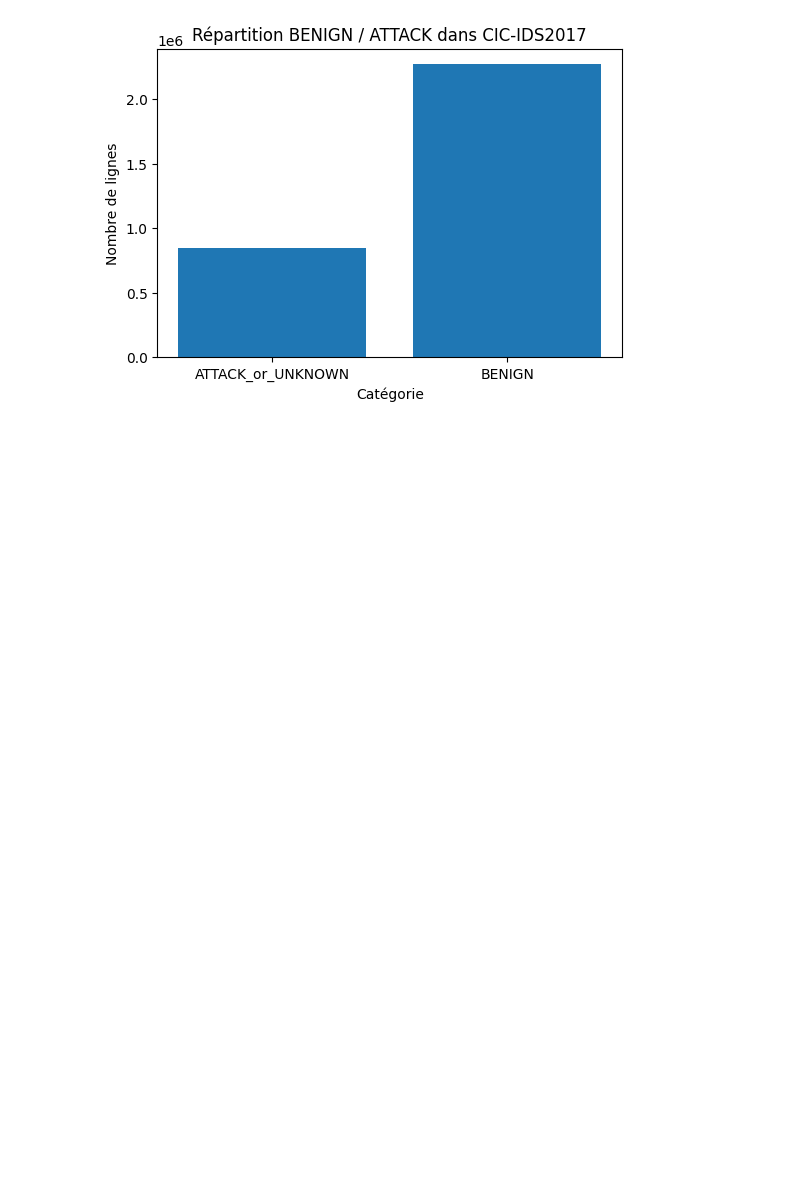
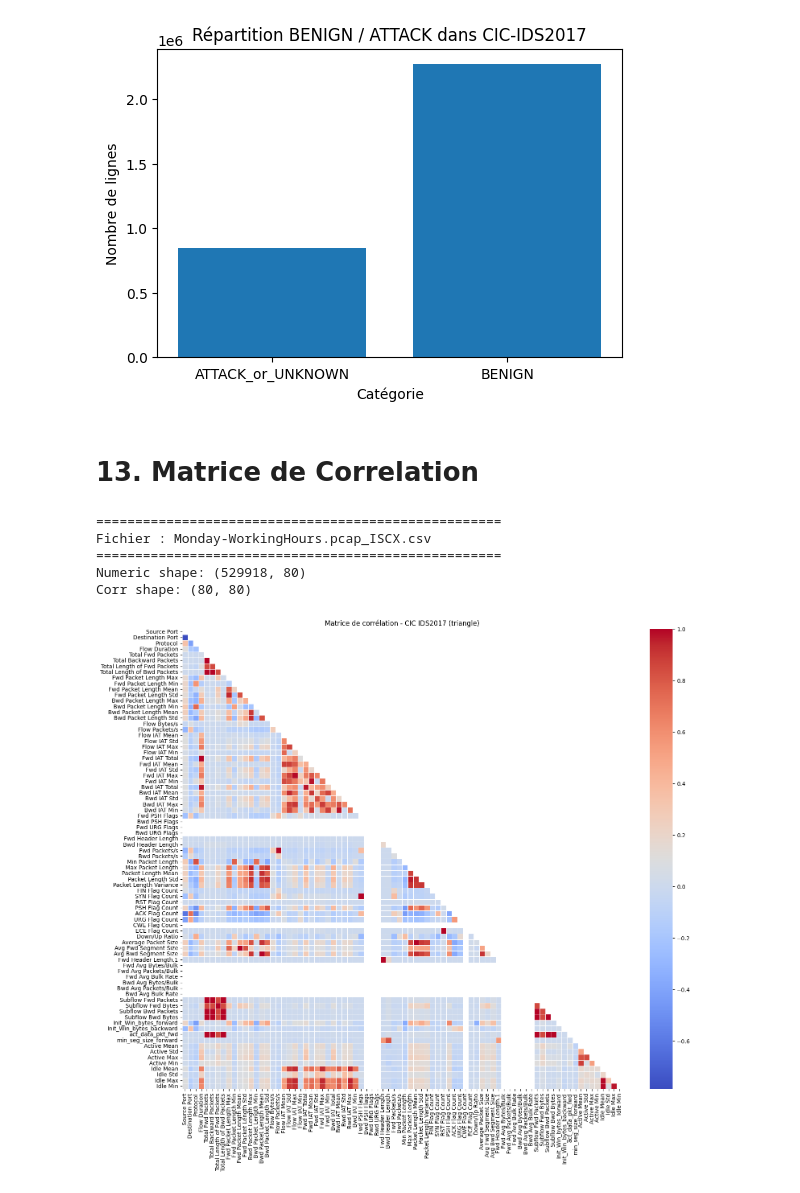
Before and after one commit to naoufal-emsi/detection_dintrusion_PFA, a Jupyter notebook: exploration_cicids2017_oulmidi.ipynb, the cells around one changed output. Cells and saved outputs as stored; diff of their text form; code cells hidden in the pictures; blank space fills up the shorter version.

Commit message:
Added correlation Matrix

```diff
--- a/exploration_cicids2017_oulmidi.ipynb
+++ b/exploration_cicids2017_oulmidi.ipynb
@@ -808,3 +816,57 @@ plt.ylabel("Nombre de lignes")
 plt.show()
 # %% [output]
 [figure]
+# %% [markdown]
+# 13. Matrice de Correlation
+# %%
+
+
+print("\n====================================================")
+print("Fichier :", os.path.basename(file))
+print("====================================================")
+
+# Lire un fichier à la fois pour éviter de saturer la RAM
+file = csv_files[0]
+data = pd.read_csv(file, encoding="latin-1")
+
+# Nettoyage
+data.columns = data.columns.str.strip()
+data = data.loc[:, ~data.columns.str.contains('^Unnamed')]
+
+# Numérique uniquement
+numeric_data = data.select_dtypes(include=["float64", "int64"])
+
+print("Numeric shape:", numeric_data.shape)
+
+# Corrélation
+corr_matrix = numeric_data.corr()
+print("Corr shape:", corr_matrix.shape)
+
+# Masque pour afficher seulement la moitié (plus lisible)
+mask = np.triu(np.ones_like(corr_matrix, dtype=bool))
+
+# Heatmap améliorée
+plt.figure(figsize=(16, 14))
+sns.heatmap(
+    corr_matrix,
+    mask=mask,
+    cmap='coolwarm',
+    linewidths=0.5,
+    xticklabels=True,
+    yticklabels=True
+)
+
+# Correction alignement labels
+plt.xticks(rotation=90)
+plt.yticks(rotation=0)
+
+plt.title("Matrice de corrélation - CIC IDS2017 (triangle)")
+plt.tight_layout()
+plt.show()
+# %% [output]
+====================================================
+Fichier : Monday-WorkingHours.pcap_ISCX.csv
+====================================================
+Numeric shape: (529918, 80)
+Corr shape: (80, 80)
+[figure, added]
```
Also changed, not shown: parts of 3 cells of this notebook.
